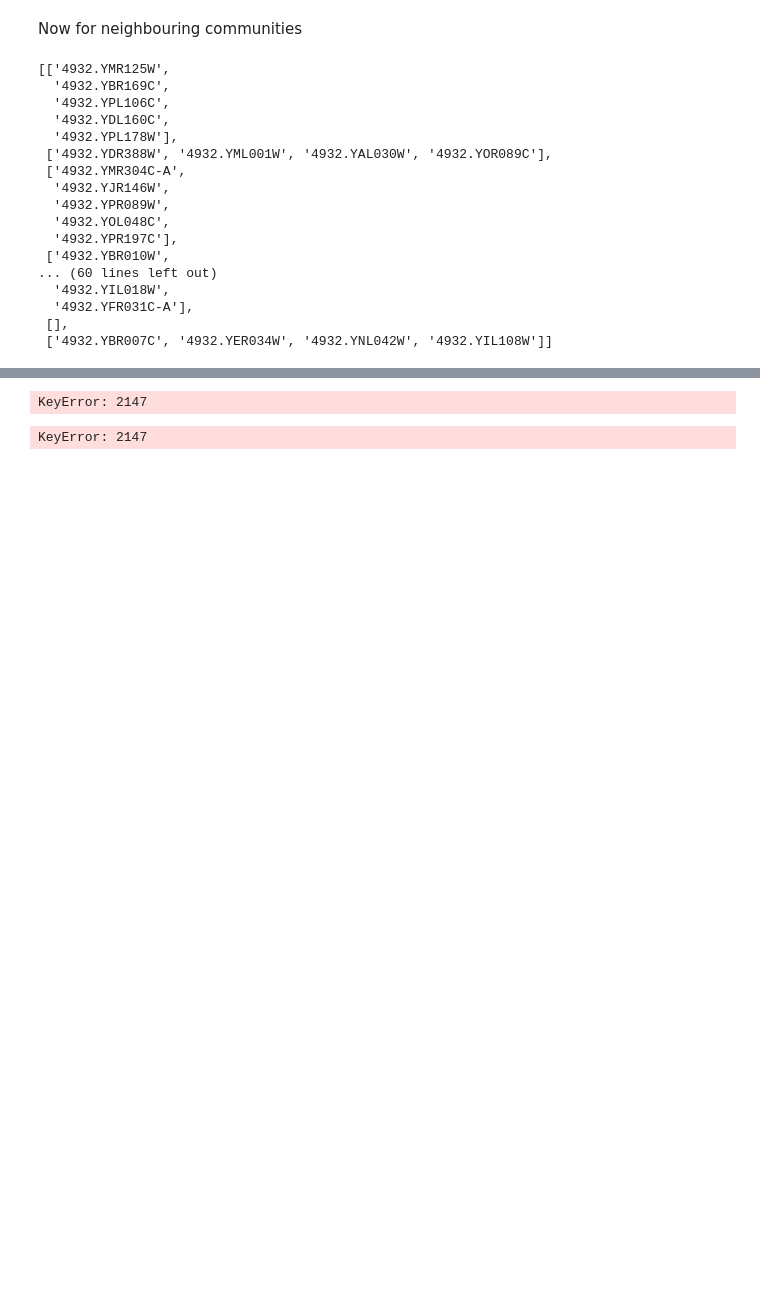
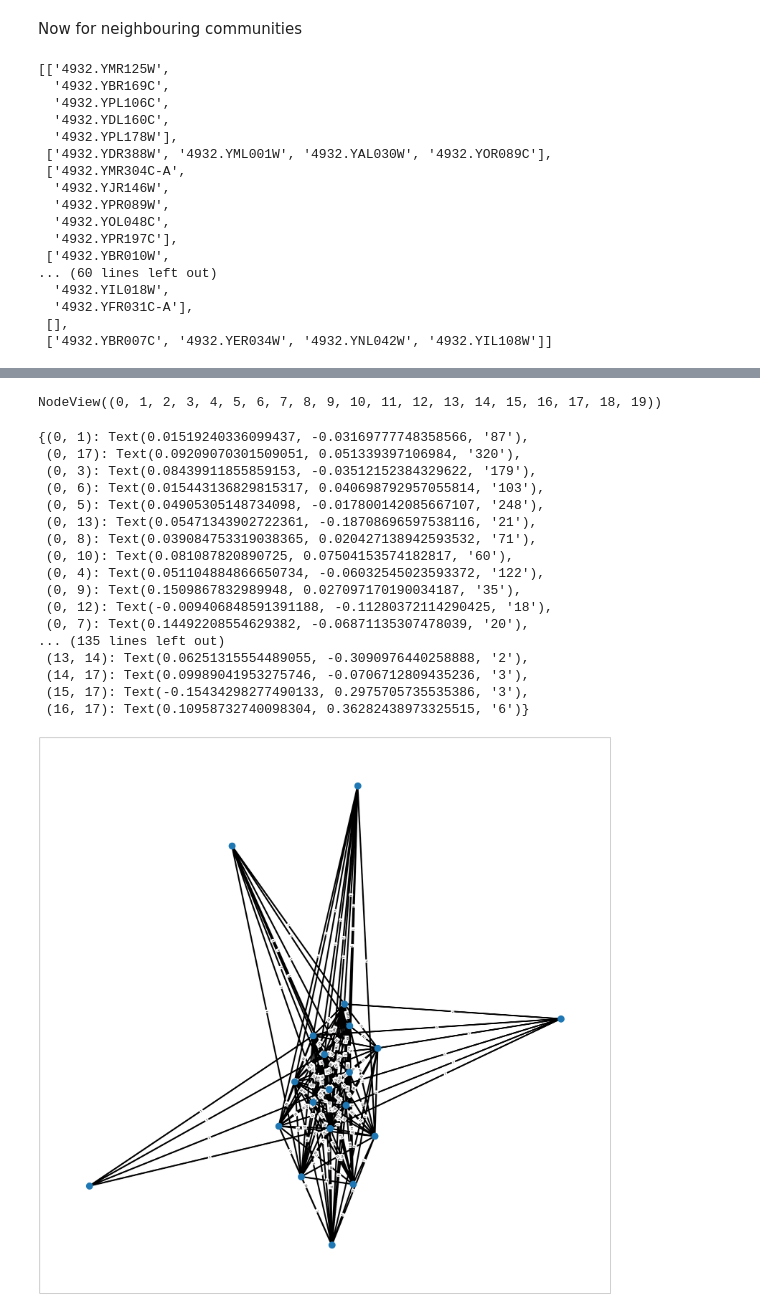
Before and after one commit to RenHLi/MATH3888, a Jupyter notebook: class_network.ipynb, the cells around one changed output, grey strips where cells are left out. Cells and saved outputs as stored; diff of their text form; code cells hidden in the pictures; blank space fills up the shorter version.

```diff
--- a/class_network.ipynb
+++ b/class_network.ipynb
@@ -121,7 +121,7 @@ class Network:
             self.partitions.append(partition)
 
     def set_homologue_communities(self):
-        for part in self.partitions:
+        for part in self.get_partitions():
             for i in range(len(part)):
                 if self.homologue in part[i]:
                     sub = self.graph.subgraph(part[i])
@@ -453,6 +453,6 @@ n_im
  [],
  ['4932.YBR007C', '4932.YER034W', '4932.YNL042W', '4932.YIL108W']]
 # %%
-p=ypk1_num.partitions[0].copy()
+p=fpartA[idxA].copy()
 labelled_p={i:part for i,part in enumerate(p)}
-node_dict={node:i  for i in labelled_p for node in labelled_p[i]}
+node_dictx={node:i  for i in labelled_p for node in labelled_p[i]}
@@ -487,9 +496,5 @@ def part_graph_2(G_1, partition):
         G.add_edge(a, b, weight = edge_weights[t])
 
     return G
-# %%
-p=ypk1_num.partitions[0].copy()
 # %%
-a=part_graph_2(F,p)
+G2=part_graph_2(F, p)
-# %% [output]
-KeyError: 2147
@@ -527,4 +501,32 @@ def part_graph(G_1, partition):
-# %%
-a=part_graph(F,p)
-# %% [output]
-KeyError: 2147
+# %%
+G2.nodes
+# %% [output]
+NodeView((0, 1, 2, 3, 4, 5, 6, 7, 8, 9, 10, 11, 12, 13, 14, 15, 16, 17, 18, 19))
+# %%
+edge_labels = nx.get_edge_attributes(G2, "weight")
+fig = plt.figure(figsize=(40, 40))
+
+pos = nx.spring_layout(G2, seed=7)
+
+nx.draw_networkx_nodes(G2, pos, node_size=700)
+nx.draw_networkx_edges(G2, pos, width=6)
+nx.draw_networkx_edge_labels(G2, pos, edge_labels)
+# %% [output]
+{(0, 1): Text(0.01519240336099437, -0.03169777748358566, '87'),
+ (0, 17): Text(0.09209070301509051, 0.051339397106984, '320'),
+ (0, 3): Text(0.08439911855859153, -0.03512152384329622, '179'),
+ (0, 6): Text(0.015443136829815317, 0.040698792957055814, '103'),
+ (0, 5): Text(0.04905305148734098, -0.017800142085667107, '248'),
+ (0, 13): Text(0.05471343902722361, -0.18708696597538116, '21'),
+ (0, 8): Text(0.039084753319038365, 0.020427138942593532, '71'),
+ (0, 10): Text(0.081087820890725, 0.07504153574182817, '60'),
+ (0, 4): Text(0.051104884866650734, -0.06032545023593372, '122'),
+ (0, 9): Text(0.1509867832989948, 0.027097170190034187, '35'),
+ (0, 12): Text(-0.009406848591391188, -0.11280372114290425, '18'),
+ (0, 7): Text(0.14492208554629382, -0.06871135307478039, '20'),
+... (135 lines left out)
+ (13, 14): Text(0.06251315554489055, -0.3090976440258888, '2'),
+ (14, 17): Text(0.09989041953275746, -0.0706712809435236, '3'),
+ (15, 17): Text(-0.15434298277490133, 0.2975705735535386, '3'),
+ (16, 17): Text(0.10958732740098304, 0.36282438973325515, '6')}
+[figure, added]
```
Also changed, not shown: parts of 5 cells of this notebook.
